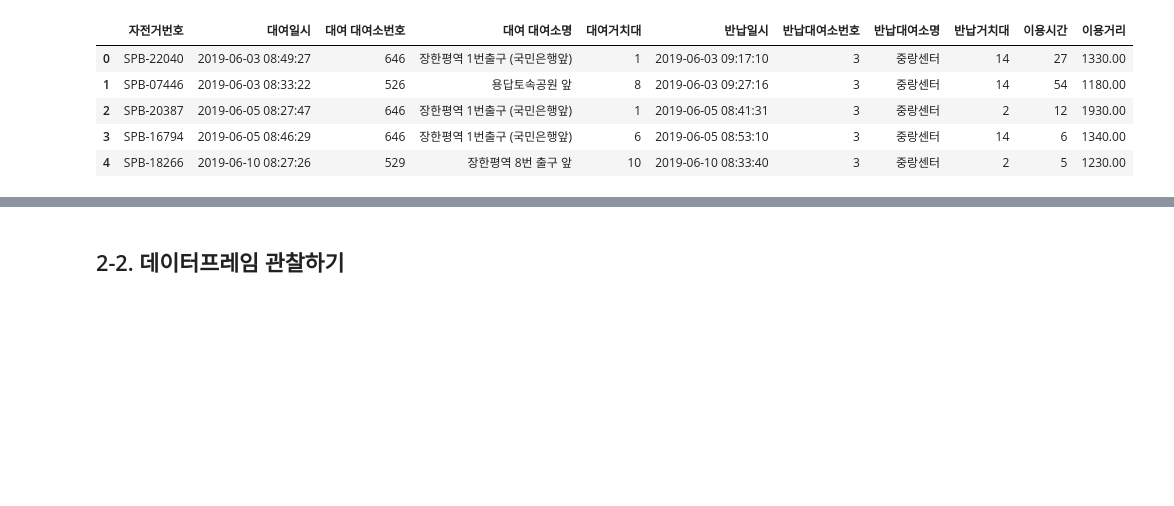
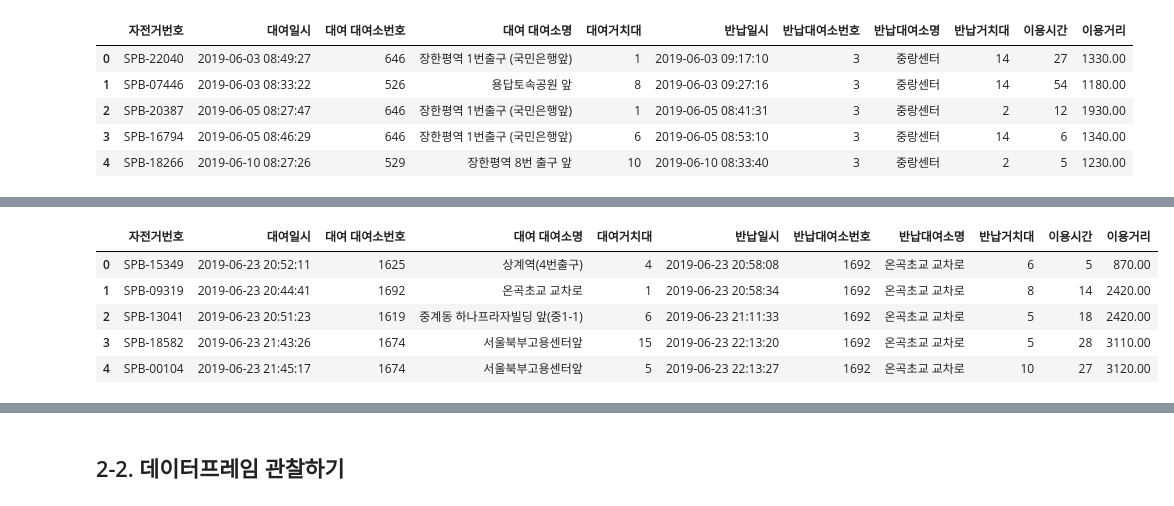
Before and after one commit to gladie4sage/myfiles, a Jupyter notebook: bike_day1_f.ipynb, the cells around one changed output, grey strips where cells are left out. Saved outputs shown, nothing was run; the diff lists cells and outputs as text; code cells hidden in the pictures; blank space fills up the shorter version.

```diff
--- a/bike_day1_f.ipynb
+++ b/bike_day1_f.ipynb
@@ -50,3 +56,14 @@ bike_3 = pd.read_csv('./data/서울특별시 공공자전거 대여정보_201906
+# %%
+bike_3 = pd.read_csv('./data/서울특별시 공공자전거 대여정보_201906_3.csv', \
+                    encoding = 'cp949', parse_dates=['대여일시','반납일시'])
+bike_3.head()
+# %% [output]
+|  | 자전거번호 | 대여일시 | 대여 대여소번호 | 대여 대여소명 | 대여거치대 | 반납일시 | 반납대여소번호 | 반납대여소명 | 반납거치대 | 이용시간 | 이용거리 |
+| 0 | SPB-15349 | 2019-06-23 20:52:11 | 1625 | 상계역(4번출구) | 4 | 2019-06-23 20:58:08 | 1692 | 온곡초교 교차로 | 6 | 5 | 870.00 |
+| 1 | SPB-09319 | 2019-06-23 20:44:41 | 1692 | 온곡초교 교차로 | 1 | 2019-06-23 20:58:34 | 1692 | 온곡초교 교차로 | 8 | 14 | 2420.00 |
+| 2 | SPB-13041 | 2019-06-23 20:51:23 | 1619 | 중계동 하나프라자빌딩 앞(중1-1) | 6 | 2019-06-23 21:11:33 | 1692 | 온곡초교 교차로 | 5 | 18 | 2420.00 |
+| 3 | SPB-18582 | 2019-06-23 21:43:26 | 1674 | 서울북부고용센터앞 | 15 | 2019-06-23 22:13:20 | 1692 | 온곡초교 교차로 | 5 | 28 | 3110.00 |
+| 4 | SPB-00104 | 2019-06-23 21:45:17 | 1674 | 서울북부고용센터앞 | 5 | 2019-06-23 22:13:27 | 1692 | 온곡초교 교차로 | 10 | 27 | 3120.00 |
 # %%
 bike_ride = pd.concat([bike_1, bike_2, bike_3], axis = 'index', ignore_index = True)
 
```
Also changed, not shown: parts of 2 cells of this notebook.
